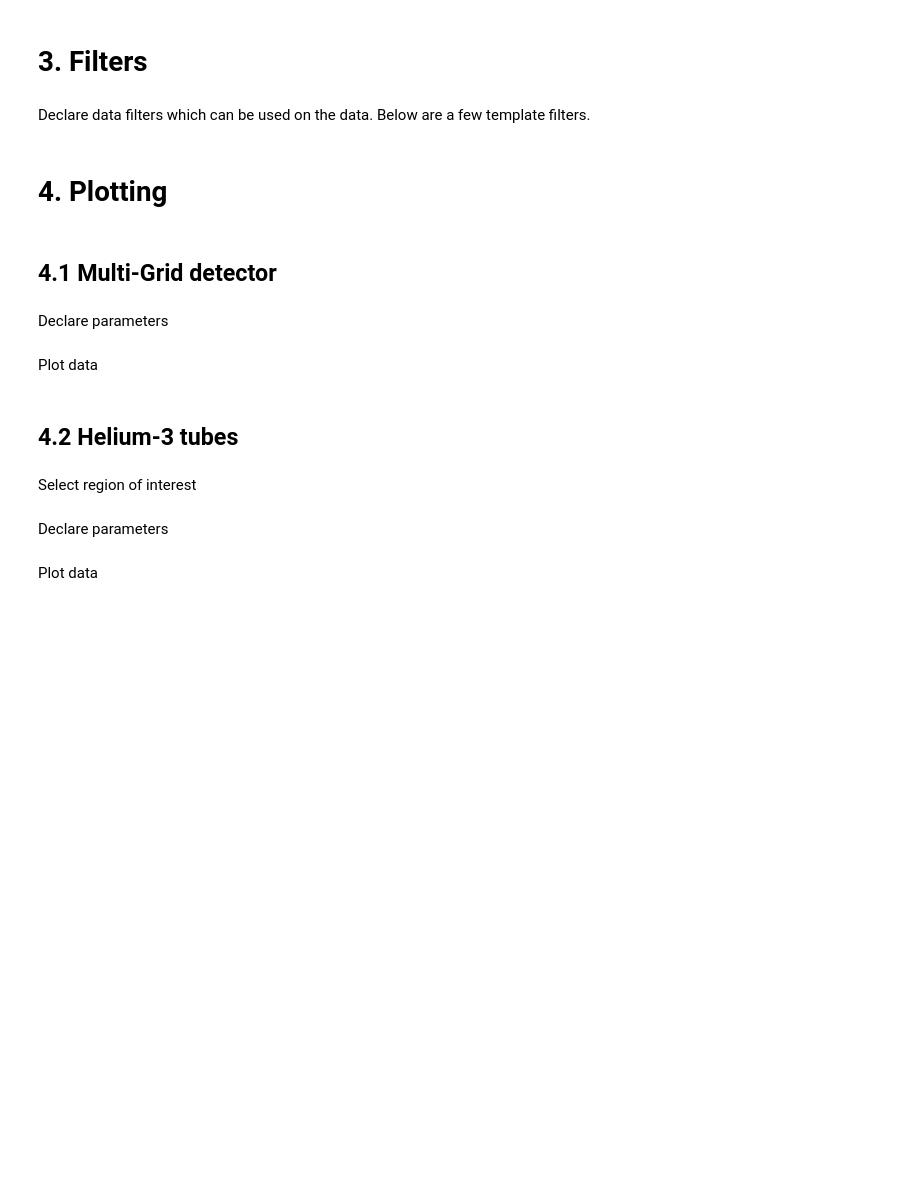
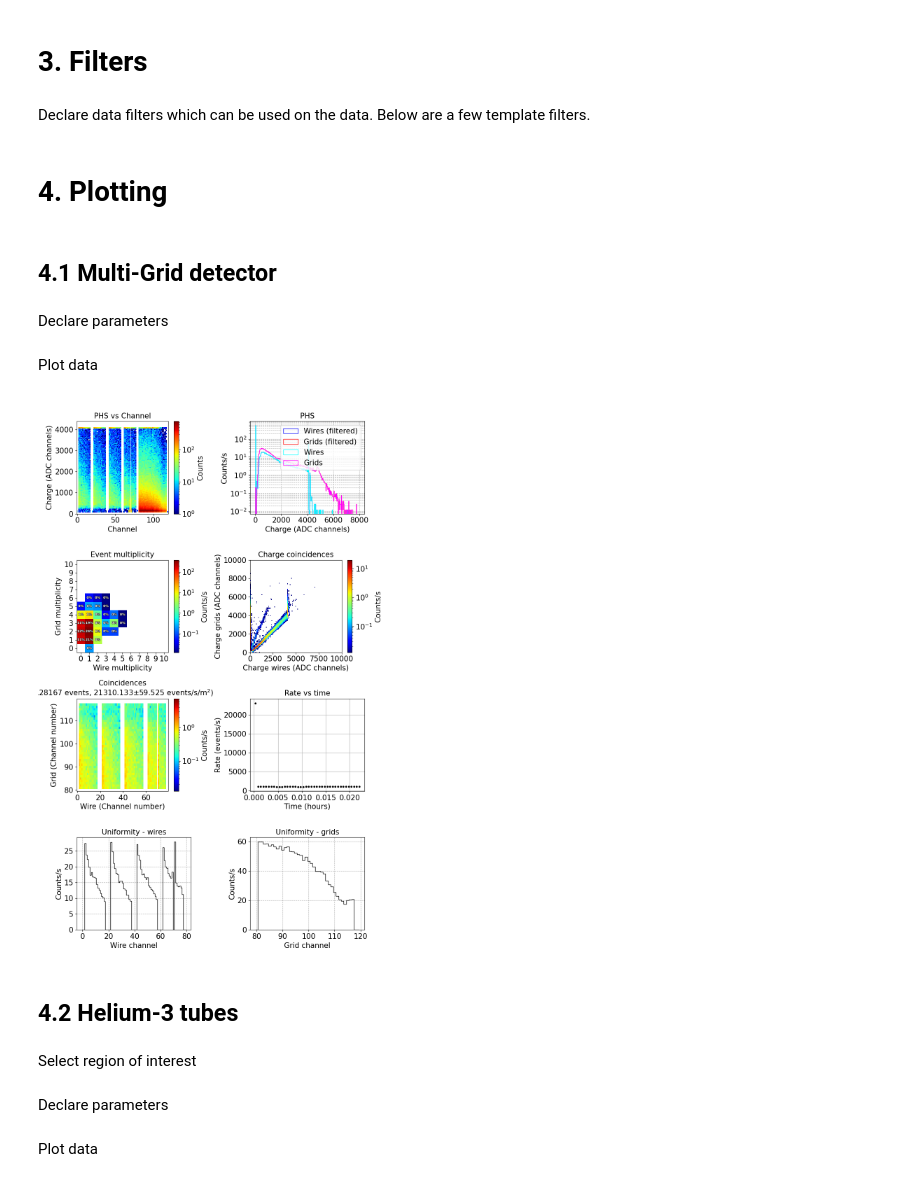
Before and after one commit to ess-dg/mg_let_analysis, a Jupyter notebook: notebooks/let_2020.ipynb, the cells around one changed output. Drawn from its saved outputs; the diff is of its cells as text; code cells hidden in the pictures; blank space fills up the shorter version.

```diff
--- a/notebooks/let_2020.ipynb
+++ b/notebooks/let_2020.ipynb
@@ -119,16 +121,17 @@ mg_manage.extract_and_save('mg_run_10', MG_PATHS['mg_run_10'], MG_PROCESSED_FOLD
 ## 2.3 Load<a class="anchor" id="LOAD"></a>
 # %%
 # Multi-Grid detector
-mg_clu_run_1, mg_ev_run_1 = mg_manage.load_clusters_and_events('mg_run_1', MG_PROCESSED_FOLDER)
-mg_clu_run_2, mg_ev_run_2 = mg_manage.load_clusters_and_events('mg_run_2', MG_PROCESSED_FOLDER)
-mg_clu_run_3, mg_ev_run_3 = mg_manage.load_clusters_and_events('mg_run_3', MG_PROCESSED_FOLDER)
-mg_clu_run_4, mg_ev_run_4 = mg_manage.load_clusters_and_events('mg_run_4', MG_PROCESSED_FOLDER)
-mg_clu_run_5, mg_ev_run_5 = mg_manage.load_clusters_and_events('mg_run_5', MG_PROCESSED_FOLDER)
-mg_clu_run_6, mg_ev_run_6 = mg_manage.load_clusters_and_events('mg_run_6', MG_PROCESSED_FOLDER)
-mg_clu_run_7, mg_ev_run_7 = mg_manage.load_clusters_and_events('mg_run_7', MG_PROCESSED_FOLDER)
-mg_clu_run_8, mg_ev_run_8 = mg_manage.load_clusters_and_events('mg_run_8', MG_PROCESSED_FOLDER)
-mg_clu_run_9, mg_ev_run_9 = mg_manage.load_clusters_and_events('mg_run_9', MG_PROCESSED_FOLDER)
-mg_clu_run_10, mg_ev_run_10 = mg_manage.load_clusters_and_events('mg_run_10', MG_PROCESSED_FOLDER)
+#mg_clu_run_1, mg_ev_run_1 = mg_manage.load_clusters_and_events('mg_run_1', MG_PROCESSED_FOLDER)
+#mg_clu_run_2, mg_ev_run_2 = mg_manage.load_clusters_and_events('mg_run_2', MG_PROCESSED_FOLDER)
+#mg_clu_run_3, mg_ev_run_3 = mg_manage.load_clusters_and_events('mg_run_3', MG_PROCESSED_FOLDER)
+#mg_clu_run_4, mg_ev_run_4 = mg_manage.load_clusters_and_events('mg_run_4', MG_PROCESSED_FOLDER)
+#mg_clu_run_5, mg_ev_run_5 = mg_manage.load_clusters_and_events('mg_run_5', MG_PROCESSED_FOLDER)
+#mg_clu_run_6, mg_ev_run_6 = mg_manage.load_clusters_and_events('mg_run_6', MG_PROCESSED_FOLDER)
+#mg_clu_run_7, mg_ev_run_7 = mg_manage.load_clusters_and_events('mg_run_7', MG_PROCESSED_FOLDER)
+#mg_clu_run_8, mg_ev_run_8 = mg_manage.load_clusters_and_events('mg_run_8', MG_PROCESSED_FOLDER)
+#mg_clu_run_9, mg_ev_run_9 = mg_manage.load_clusters_and_events('mg_run_9', MG_PROCESSED_FOLDER)
+#mg_clu_run_10, mg_ev_run_10 = mg_manage.load_clusters_and_events('mg_run_10', MG_PROCESSED_FOLDER)
+mg_clu_run_11, mg_ev_run_11 = mg_manage.load_clusters_and_events('mg_run_11', MG_PROCESSED_FOLDER)
 
 # Helium-3 tubes
 he3_mapping_1 = he3_read.get_pixel_to_xyz_mapping(HE3_PATHS['he3_run_1'])
@@ -158,6 +161,18 @@ mg_filter = {'wm': [1, 1, True],                   # Wire multiplicity
              'layer': [0, 19, False],              # Layer, front=0 to back=19
              'row': [0, 11, False],                # Row, right to left (seen from neutrons)
              'gch': [81, 118, True]}               # Grid channel, bottom=80 to top=119
+
+mg_no_filter = {'wm': [1, 1, False],                   # Wire multiplicity
+                'gm': [1, 5, False],                   # Grid multiplicity
+                'wadc': [800, np.inf, False],          # Wire charge
+                'gadc': [800, np.inf, False],          # Grid charge
+                'tof': [0, np.inf, False],             # Time-of-flight (TDC channels)
+                'time': [0, np.inf, False],            # Time (TDC channels)
+                'bus': [0, 8, False],                  # Bus
+                'flag': [0, 1, False],                # =1 if different buses within same coincidence
+                'layer': [0, 19, False],              # Layer, front=0 to back=19
+                'row': [0, 11, False],                # Row, right to left (seen from neutrons)
+                'gch': [81, 118, False]}               # Grid channel, bottom=80 to top=119
 
 # Helium-3 tube array
 
@@ -189,7 +204,7 @@ region_edges[4] = region_of_interest[0]
 # %% [markdown]
 Declare parameters
 # %%
-mg_area = 0.0225*0.0225*4*38 # m^2
+mg_area = 0.0225*0.0225*4*37 # m^2
 bus = 0
 # %% [markdown]
 Plot data
@@ -223,6 +238,11 @@ mg_basic_plot.mg_plot_basic_bus('run_9', bus, mg_clu_run_9, mg_ev_run_9, mg_filt
 # %%
 mg_basic_plot.mg_plot_basic_bus('run_10', bus, mg_clu_run_10, mg_ev_run_10, mg_filter, mg_area,
                                 'BG_AtLETTank_RUN4_mvmelst_250_201109_130726.zip')
+# %%
+mg_basic_plot.mg_plot_basic_bus('run_11', 2, mg_clu_run_11, mg_ev_run_11, mg_no_filter, mg_area,
+                                '')
+# %% [output]
+[figure, added]
 # %% [markdown]
 ## 4.2 Helium-3 tubes<a class="anchor" id="PLOTHE3"></a>
 # %% [markdown]
```
Also changed, not shown: parts of 7 cells of this notebook, 20 other files.
